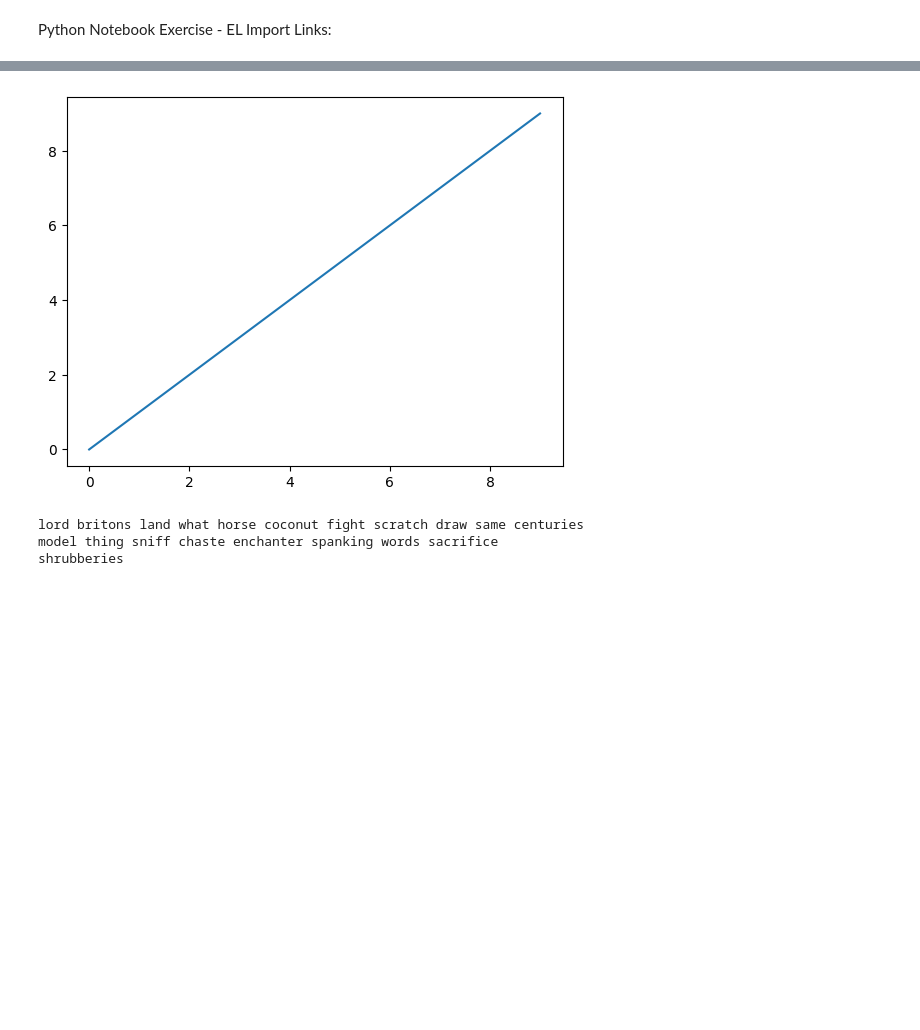
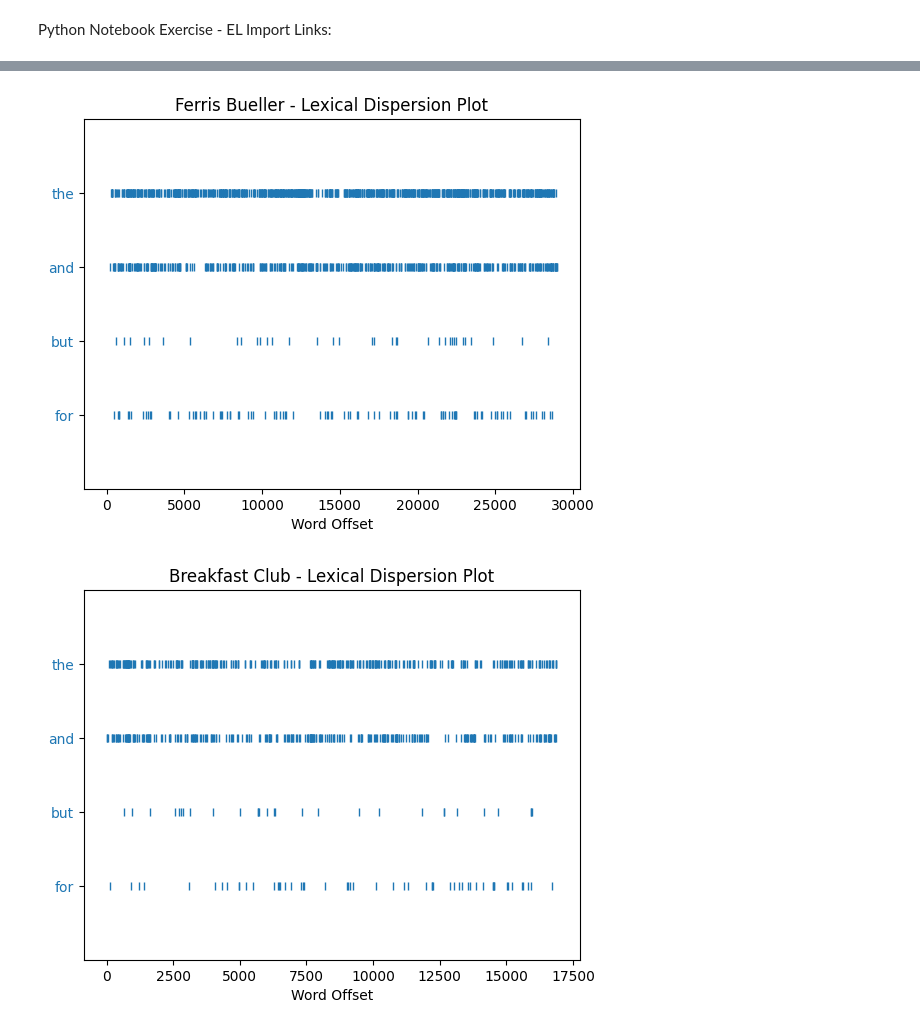
Before and after one commit to EvLar64/evSite, a Jupyter notebook: python-fun/Larson_0401_python.ipynb, the cells around one changed output, grey strips where cells are left out. Saved outputs shown, nothing was run; the diff lists cells and outputs as text; code cells hidden in the pictures; blank space fills up the shorter version.

```diff
--- a/python-fun/Larson_0401_python.ipynb
+++ b/python-fun/Larson_0401_python.ipynb
@@ -4,9 +4,6 @@ Import Links:
 # %%
 import nltk
 import nltk.corpus
-# The next line downloads all the example texts used in the NLTK book at https://www.nltk.org/book !
-# You can comment out the download line after the first time you do it.
-nltk.download('book')
 from nltk.book import *
 # The next line lets us do GET requests from remote URLs on the web:
 from urllib import request
@@ -14,9 +11,45 @@ from urllib import request
 import matplotlib
 import matplotlib.pyplot as plt
 import tk
+import nltk, re, pprint
+from nltk import word_tokenize
 
-plt.plot(range(10))
+# Reading in 210 project files
+with open("ferris.txt",'r') as file:
+    ferris=file.read()
+with open("breakfast.txt",'r') as file:
+    breakfast=file.read()
+with open("sixteen.txt",'r') as file:
+    sixteen=file.read()
+
+# Tokenizing project files
+bueller = word_tokenize(ferris)
+club = word_tokenize(breakfast)
+candles = word_tokenize(sixteen)
+
+# Testing tokenization
+print("Example line showing succesful tokenization:")
+print(bueller[:17])
+
+# Making dispersion plots with common words for each screenplay
+words = ["the", "and", "but", "for"]
+nltk.draw.dispersion_plot(bueller, words)
+plt.title("Ferris Bueller - Lexical Dispersion Plot")
 plt.show()
 
-text6.similar('grail')
+nltk.draw.dispersion_plot(club, words)
+plt.title("Breakfast Club - Lexical Dispersion Plot")
+plt.show()
+
+nltk.draw.dispersion_plot(candles, words)
+plt.title("Sixteen Candles - Lexical Dispersion Plot")
+plt.show()
+
+# Attempted to use various word functions including 'similar' and 'common_contexts',
+# but on each attempt I was met with an error that the "list"/"str" does not posses a "similar" attribute.
+# I tried with both versions of each script and was met with the same error (only difference being that "str" vs. "list" thing)
+# I'm not sure if it's an install error or import failure on my part, but in the current state I'm not able to access those various word functions.
+
+#bueller.common_contexts(["Ferris","Bueller"])
+#candles.similar("birthday")
 # %% [output]
@@ -40,4 +58,2 @@ text6.similar('grail')
-[figure, old version]
+[figure, new version]
-lord britons land what horse coconut fight scratch draw same centuries
-model thing sniff chaste enchanter spanking words sacrifice
-shrubberies
+[figure, added]
```
Also changed, not shown: parts of 1 cell of this notebook.
